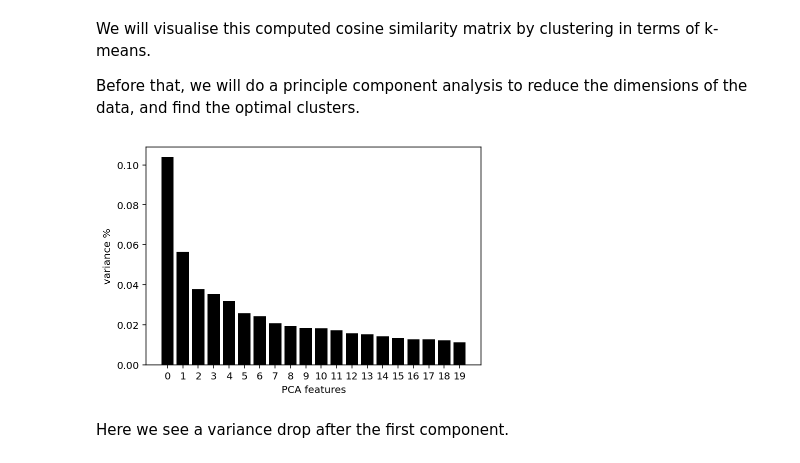
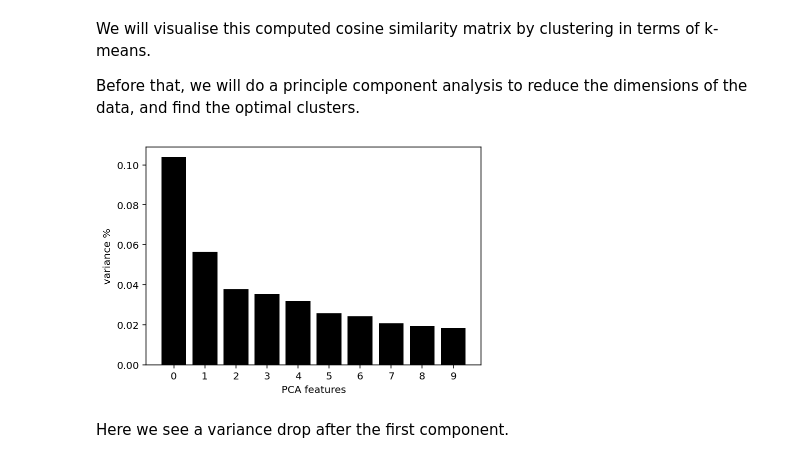
Before and after one commit to 22victoryy/caption-prediction, a Jupyter notebook: 403_final.ipynb, the cells around one changed output. Saved outputs shown, nothing was run; the diff lists cells and outputs as text; code cells hidden in the pictures.

```diff
--- a/403_final.ipynb
+++ b/403_final.ipynb
@@ -281,27 +281,27 @@ Before that, we will do a principle component analysis to reduce the dimensions
 # %%
 # Imports
 from sklearn.cluster import KMeans
 from sklearn.decomposition import PCA
 from sklearn.preprocessing import StandardScaler
 %config InlineBackend.figure_format='retina'
 
 # Load in the data
 df = cosine_similarity(matrix, matrix)
 # Standardize the data to have a mean of ~0 and a variance of 1
 X_std = StandardScaler().fit_transform(df)
 # Create a PCA instance: pca
-pca = PCA(n_components=20)
+pca = PCA(n_components=10)
 principalComponents = pca.fit_transform(X_std)
 # Plot the explained variances
 features = range(pca.n_components_)
 plt.bar(features, pca.explained_variance_ratio_, color='black')
 plt.xlabel('PCA features')
 plt.ylabel('variance %')
 plt.xticks(features)
 # Save components to a DataFrame
 PCA_components = pd.DataFrame(principalComponents)
 # %% [output]
-[figure, old version]
+[figure, new version]
 # %% [markdown]
 Here we see a variance drop after the first component.
 # %%
```
Also changed, not shown: parts of 11 cells of this notebook.
